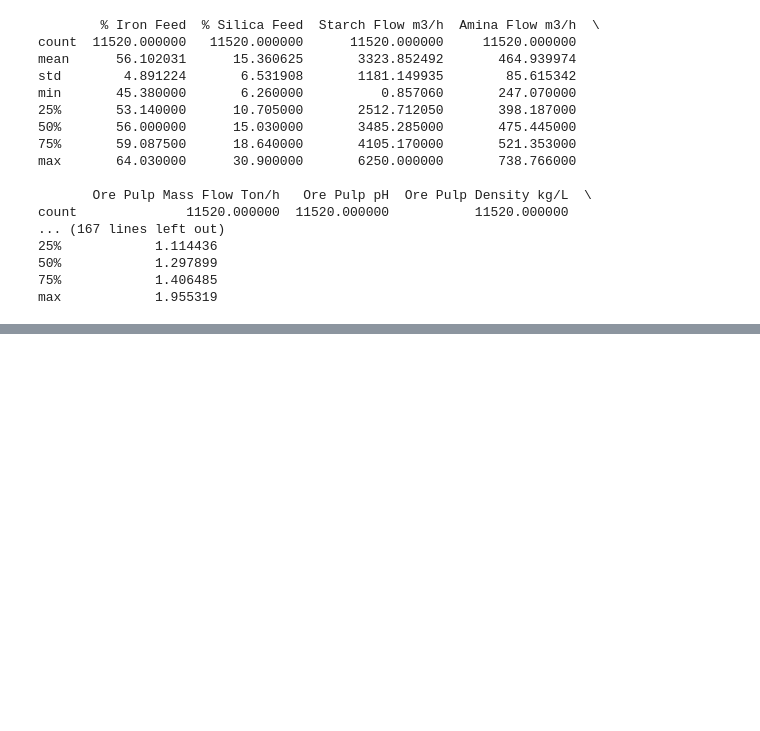
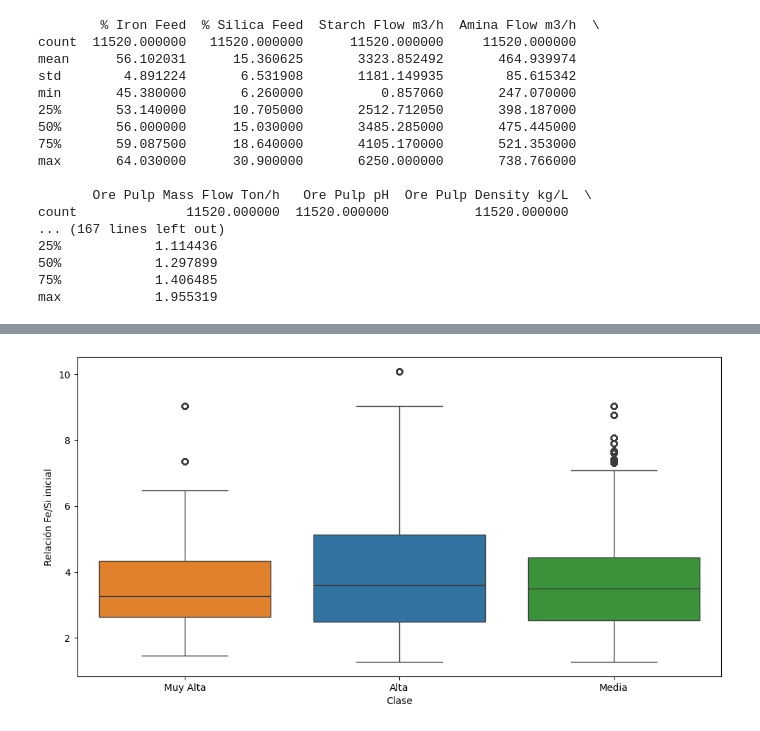
Before and after one commit to JohnLopez15/Mineria_2, a Jupyter notebook: Analisis_exploratorio.ipynb, the cells around one changed output, grey strips where cells are left out. Cells and saved outputs as stored; diff of their text form; code cells hidden in the pictures; blank space fills up the shorter version.

```diff
--- a/Analisis_exploratorio.ipynb
+++ b/Analisis_exploratorio.ipynb
@@ -348,0 +358,8 @@ max            1.955319
+# %%
+plt.figure(figsize=(12, 6))
+sns.boxplot(data=analisis_clases_corte, x="Clase", y="FeSi_inicial", hue="Clase",order=orden_clases)
+plt.ylabel(dict_nombres["FeSi_inicial"])
+
+plt.show()
+# %% [output]
+[figure, added]
```
Also changed, not shown: parts of 13 cells of this notebook, 1 other file.
